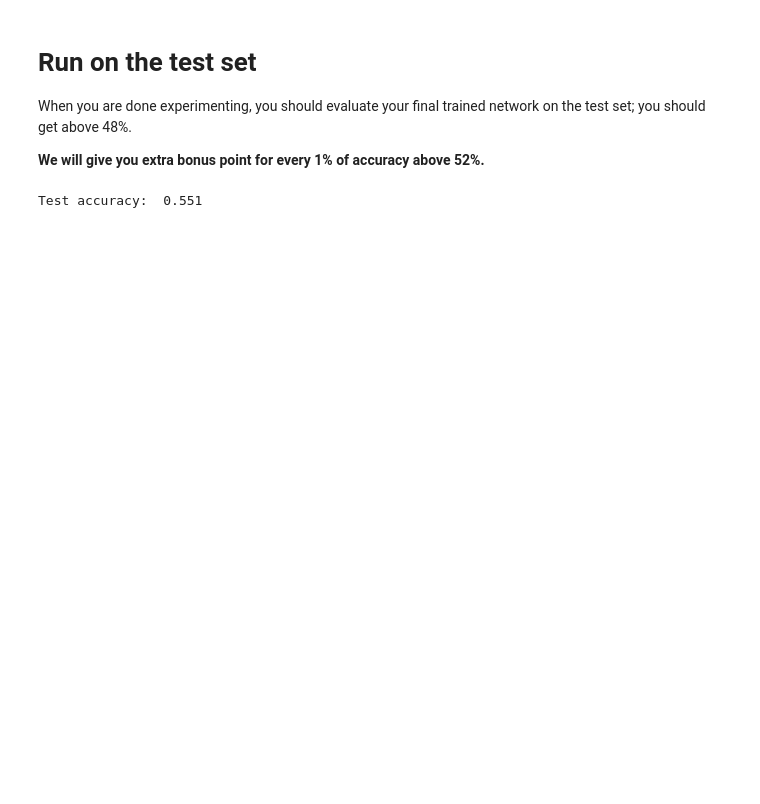
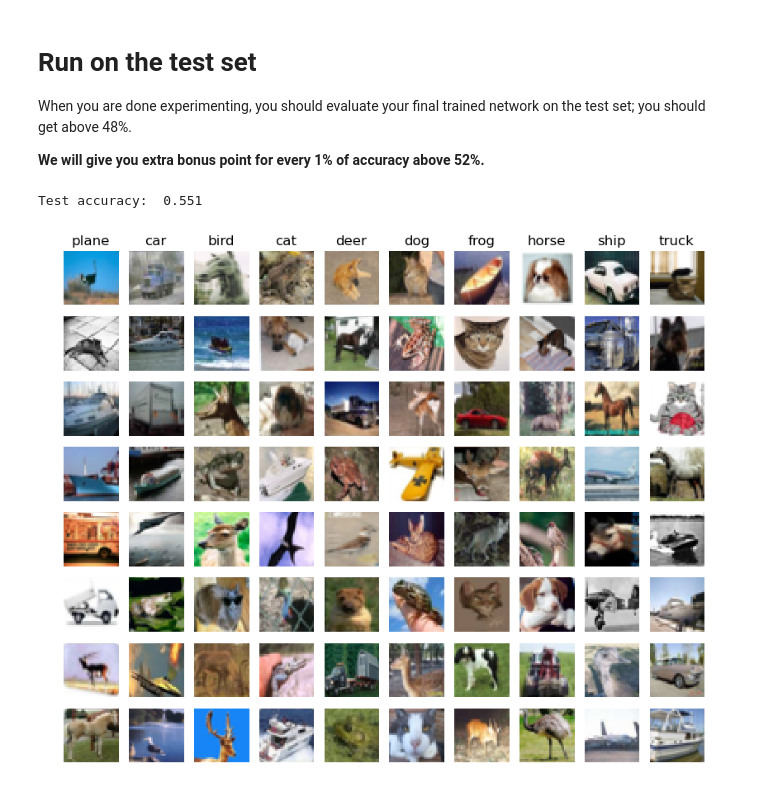
Before and after one commit to mibrahimali/cs231, a Jupyter notebook: assignment1/two_layer_net.ipynb, the cells around one changed output. Cells and saved outputs as stored; diff of their text form; code cells hidden in the pictures; blank space fills up the shorter version.

```diff
--- a/assignment1/two_layer_net.ipynb
+++ b/assignment1/two_layer_net.ipynb
@@ -484,3 +503,30 @@ test_acc = (final_net.predict(X_test) == y_test).mean()
 print 'Test accuracy: ', test_acc
 # %% [output]
 Test accuracy:  0.551
+# %%
+# An important way to gain intuition about how an algorithm works is to
+# visualize the mistakes that it makes. In this visualization, we show examples
+# of images that are misclassified by our current system. The first column
+# shows images that our system labeled as "plane" but whose true label is
+# something other than "plane".
+from cs231n.data_utils import load_CIFAR10
+# Load the raw CIFAR-10 data
+cifar10_dir = 'cs231n/datasets/cifar-10-batches-py'
+_, _, X_test_raw, y_test_raw = load_CIFAR10(cifar10_dir)
+
+y_test_pred = final_net.predict(X_test)
+examples_per_class = 8
+classes = ['plane', 'car', 'bird', 'cat', 'deer', 'dog', 'frog', 'horse', 'ship', 'truck']
+for cls, cls_name in enumerate(classes):
+    idxs = np.where((y_test != cls) & (y_test_pred == cls))[0]
+    idxs = np.random.choice(idxs, examples_per_class, replace=False)
+    for i, idx in enumerate(idxs):
+        plt.subplot(examples_per_class, len(classes), i * len(classes) + cls + 1)
+        #print X_test[idx].reshape(32,32,3).shape
+        plt.imshow((X_test_raw[idx].reshape(32,32,3)).astype('uint8'))
+        plt.axis('off')
+        if i == 0:
+            plt.title(cls_name)
+plt.show()
+# %% [output]
+[figure, added]
```
Also changed, not shown: parts of 1 cell of this notebook.
